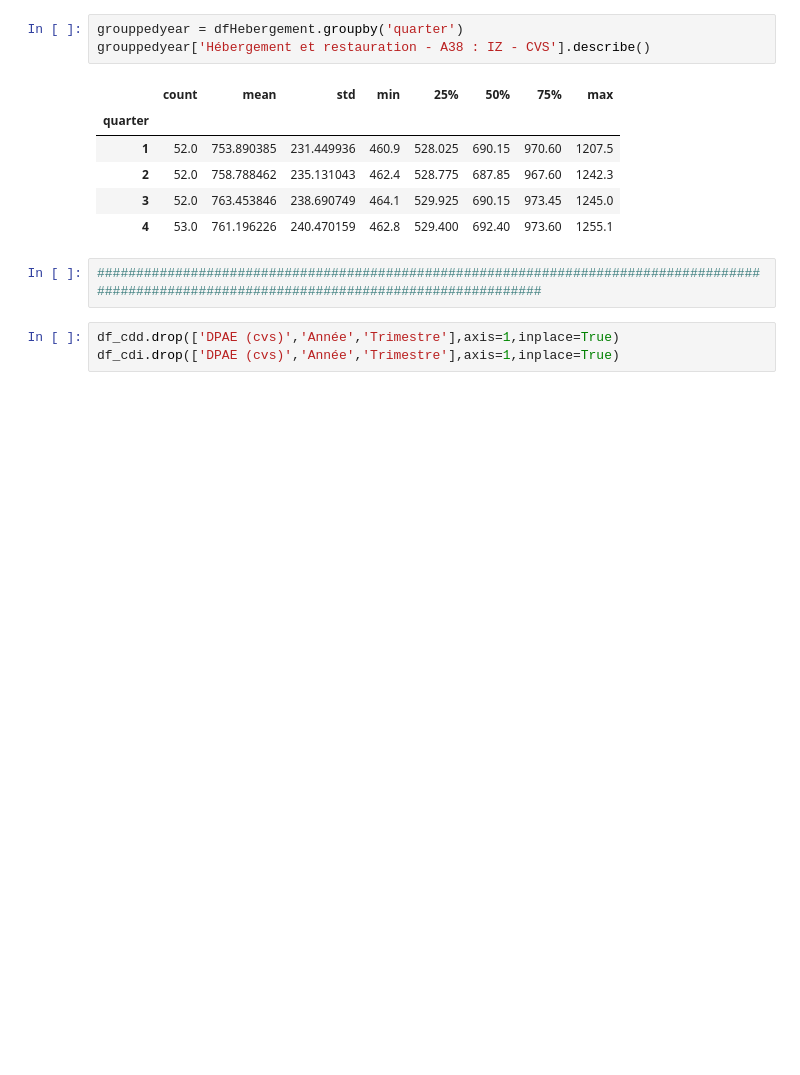
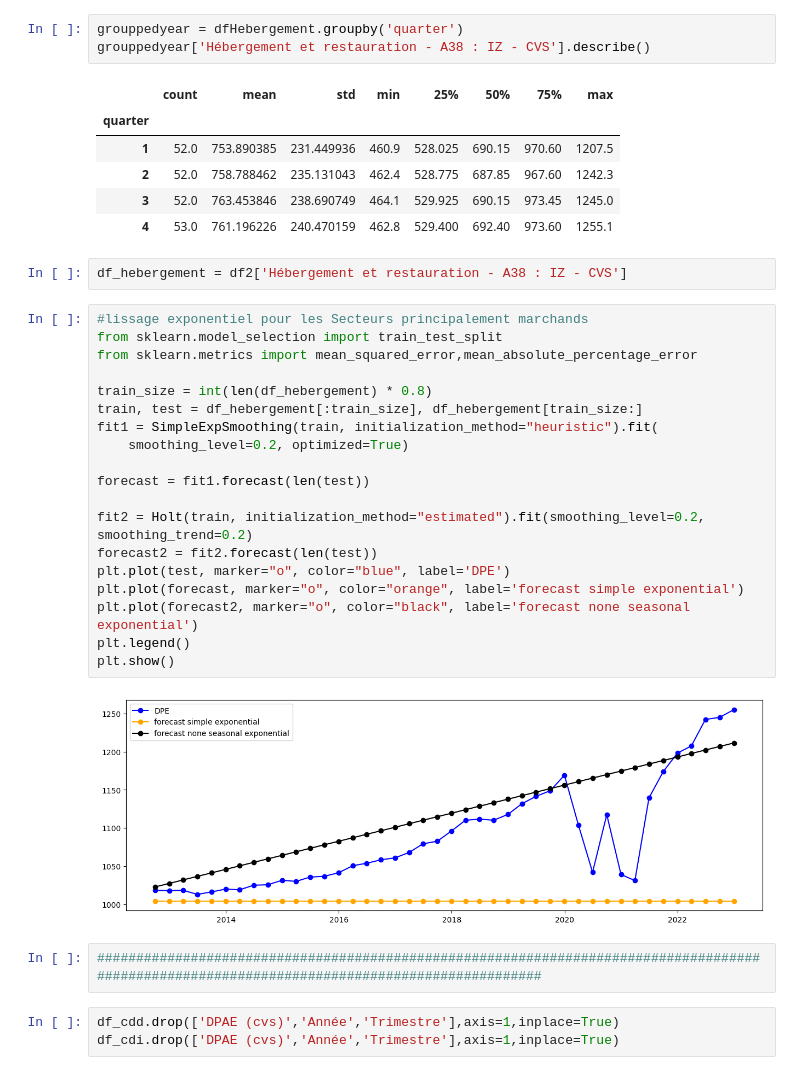
Before and after one commit to mohamedalaouiysf/TimeSeries, a Jupyter notebook: Time_Series.ipynb, the cells around one changed output. Saved outputs shown, nothing was run; the diff lists cells and outputs as text; blank space fills up the shorter version.

```diff
--- a/Time_Series.ipynb
+++ b/Time_Series.ipynb
@@ -497,6 +478,29 @@ grouppedyear['Hébergement et restauration - A38 : IZ - CVS'].describe()
 | 2 | 52.0 | 758.788462 | 235.131043 | 462.4 | 528.775 | 687.85 | 967.60 | 1242.3 |
 | 3 | 52.0 | 763.453846 | 238.690749 | 464.1 | 529.925 | 690.15 | 973.45 | 1245.0 |
 | 4 | 53.0 | 761.196226 | 240.470159 | 462.8 | 529.400 | 692.40 | 973.60 | 1255.1 |
+# %%
+df_hebergement = df2['Hébergement et restauration - A38 : IZ - CVS']
+# %%
+#lissage exponentiel pour les Secteurs principalement marchands
+from sklearn.model_selection import train_test_split
+from sklearn.metrics import mean_squared_error,mean_absolute_percentage_error
+
+train_size = int(len(df_hebergement) * 0.8)
+train, test = df_hebergement[:train_size], df_hebergement[train_size:]
+fit1 = SimpleExpSmoothing(train, initialization_method="heuristic").fit(
+    smoothing_level=0.2, optimized=True)
+
+forecast = fit1.forecast(len(test))
+
+fit2 = Holt(train, initialization_method="estimated").fit(smoothing_level=0.2, smoothing_trend=0.2)
+forecast2 = fit2.forecast(len(test))
+plt.plot(test, marker="o", color="blue", label='DPE')
+plt.plot(forecast, marker="o", color="orange", label='forecast simple exponential')
+plt.plot(forecast2, marker="o", color="black", label='forecast none seasonal exponential')
+plt.legend()
+plt.show()
+# %% [output]
+[figure, added]
 # %%
 ##############################################################################################################################################
 # %%
```
Also changed, not shown: parts of 16 cells of this notebook.
